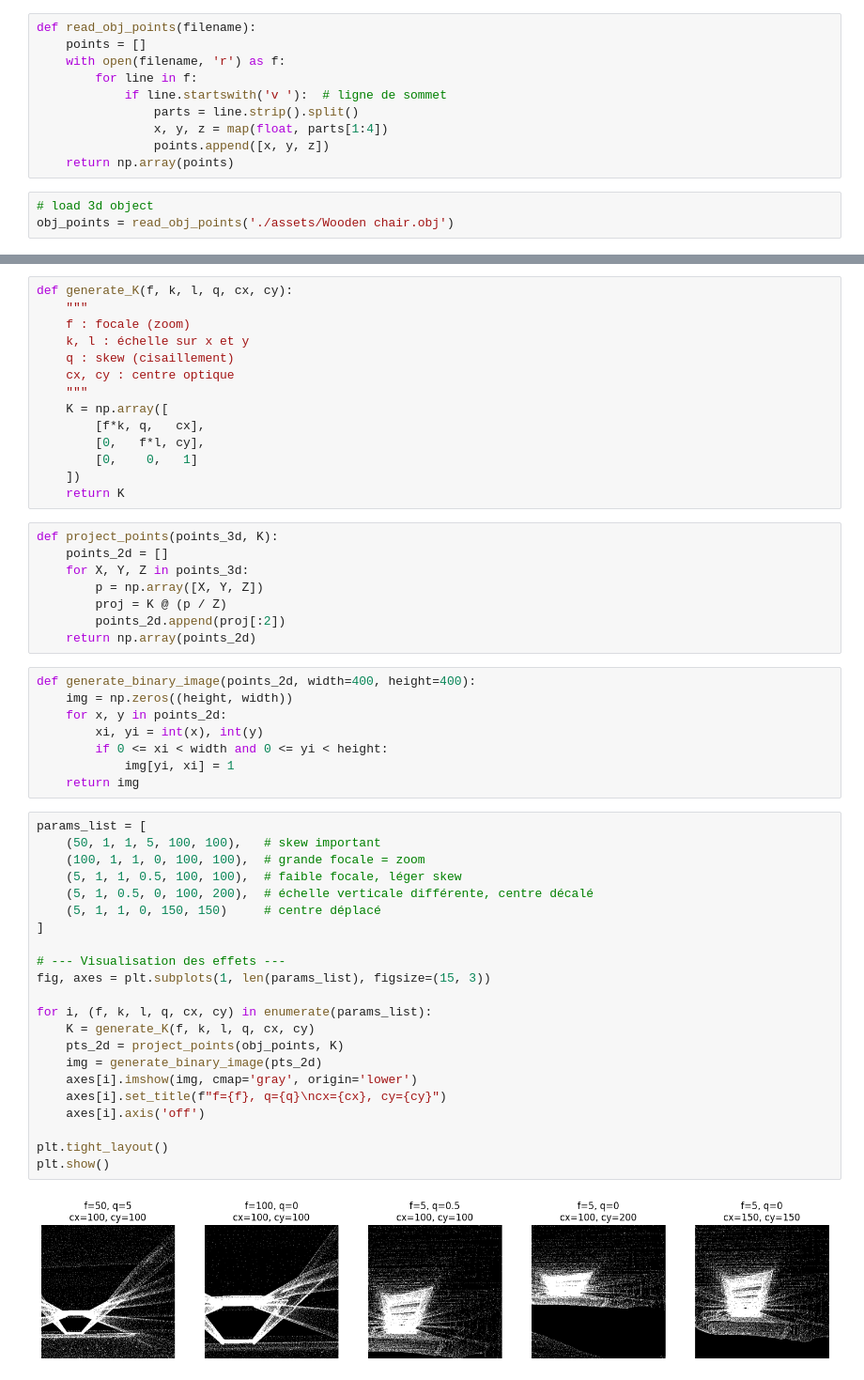
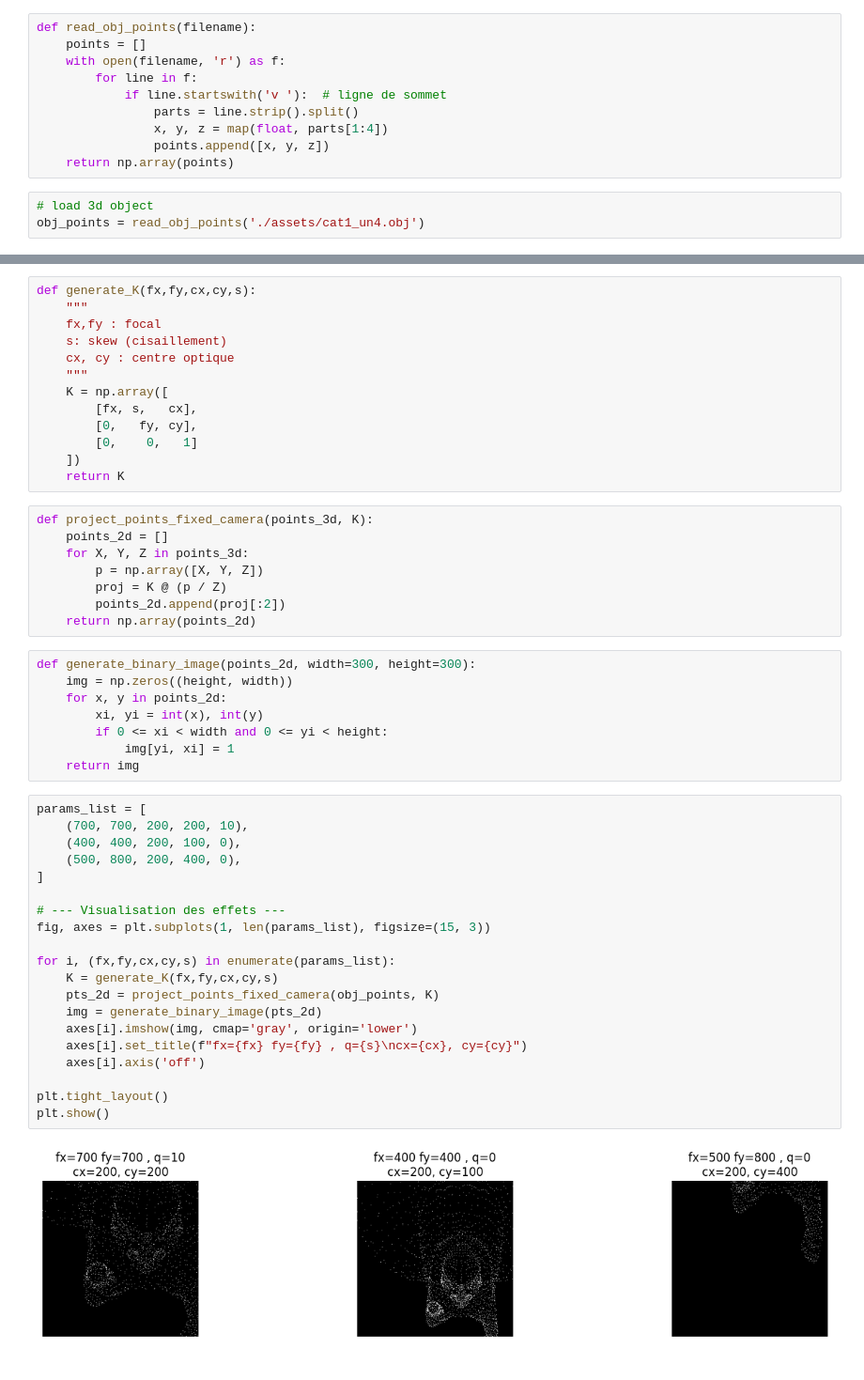
Before and after one commit to AhmedTrb/Data-Science_Computer-Vision, a Jupyter notebook: 3d-reconstruction/camera-model.ipynb, the cells around one changed output, grey strips where cells are left out. Shown at 94% size. Cells and saved outputs as stored; diff of their text form.

```diff
--- a/3d-reconstruction/camera-model.ipynb
+++ b/3d-reconstruction/camera-model.ipynb
@@ -13,4 +13,4 @@ def read_obj_points(filename):
     return np.array(points)
 # %%
 # load 3d object
-obj_points = read_obj_points('./assets/Wooden chair.obj')
+obj_points = read_obj_points('./assets/cat1_un4.obj')
@@ -17,19 +33,18 @@ obj_points = read_obj_points('./assets/Wooden chair.obj')
 # %%
-def generate_K(f, k, l, q, cx, cy):
+def generate_K(fx,fy,cx,cy,s):
     """
-    f : focale (zoom)
-    k, l : échelle sur x et y
-    q : skew (cisaillement)
+    fx,fy : focal
+    s: skew (cisaillement)
     cx, cy : centre optique
     """
     K = np.array([
-        [f*k, q,   cx],
-        [0,   f*l, cy],
+        [fx, s,   cx],
+        [0,   fy, cy],
         [0,    0,   1]
     ])
     return K
 # %%
-def project_points(points_3d, K):
+def project_points_fixed_camera(points_3d, K):
     points_2d = []
     for X, Y, Z in points_3d:
         p = np.array([X, Y, Z])
@@ -37,7 +52,7 @@ def project_points(points_3d, K):
         points_2d.append(proj[:2])
     return np.array(points_2d)
 # %%
-def generate_binary_image(points_2d, width=400, height=400):
+def generate_binary_image(points_2d, width=300, height=300):
     img = np.zeros((height, width))
     for x, y in points_2d:
         xi, yi = int(x), int(y)
@@ -46,25 +61,23 @@ def generate_binary_image(points_2d, width=400, height=400):
     return img
 # %%
 params_list = [
-    (50, 1, 1, 5, 100, 100),   # skew important
-    (100, 1, 1, 0, 100, 100),  # grande focale = zoom
-    (5, 1, 1, 0.5, 100, 100),  # faible focale, léger skew
-    (5, 1, 0.5, 0, 100, 200),  # échelle verticale différente, centre décalé
-    (5, 1, 1, 0, 150, 150)     # centre déplacé
+    (700, 700, 200, 200, 10),
+    (400, 400, 200, 100, 0),
+    (500, 800, 200, 400, 0),
 ]
 
 # --- Visualisation des effets ---
 fig, axes = plt.subplots(1, len(params_list), figsize=(15, 3))
 
-for i, (f, k, l, q, cx, cy) in enumerate(params_list):
-    K = generate_K(f, k, l, q, cx, cy)
-    pts_2d = project_points(obj_points, K)
+for i, (fx,fy,cx,cy,s) in enumerate(params_list):
+    K = generate_K(fx,fy,cx,cy,s)
+    pts_2d = project_points_fixed_camera(obj_points, K)
     img = generate_binary_image(pts_2d)
     axes[i].imshow(img, cmap='gray', origin='lower')
-    axes[i].set_title(f"f={f}, q={q}\ncx={cx}, cy={cy}")
+    axes[i].set_title(f"fx={fx} fy={fy} , q={s}\ncx={cx}, cy={cy}")
     axes[i].axis('off')
 
 plt.tight_layout()
 plt.show()
 # %% [output]
-[figure, old version]
+[figure, new version]
```
Also changed, not shown: parts of 15 cells of this notebook, 13 other files.
